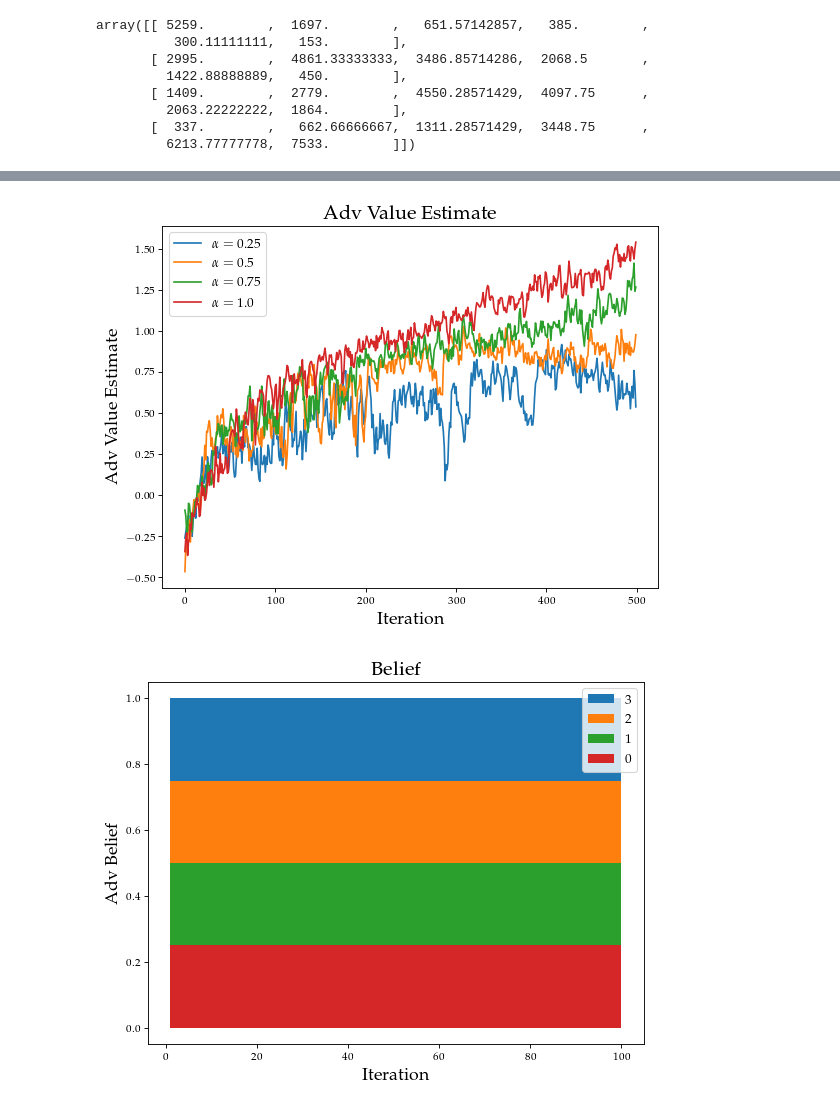
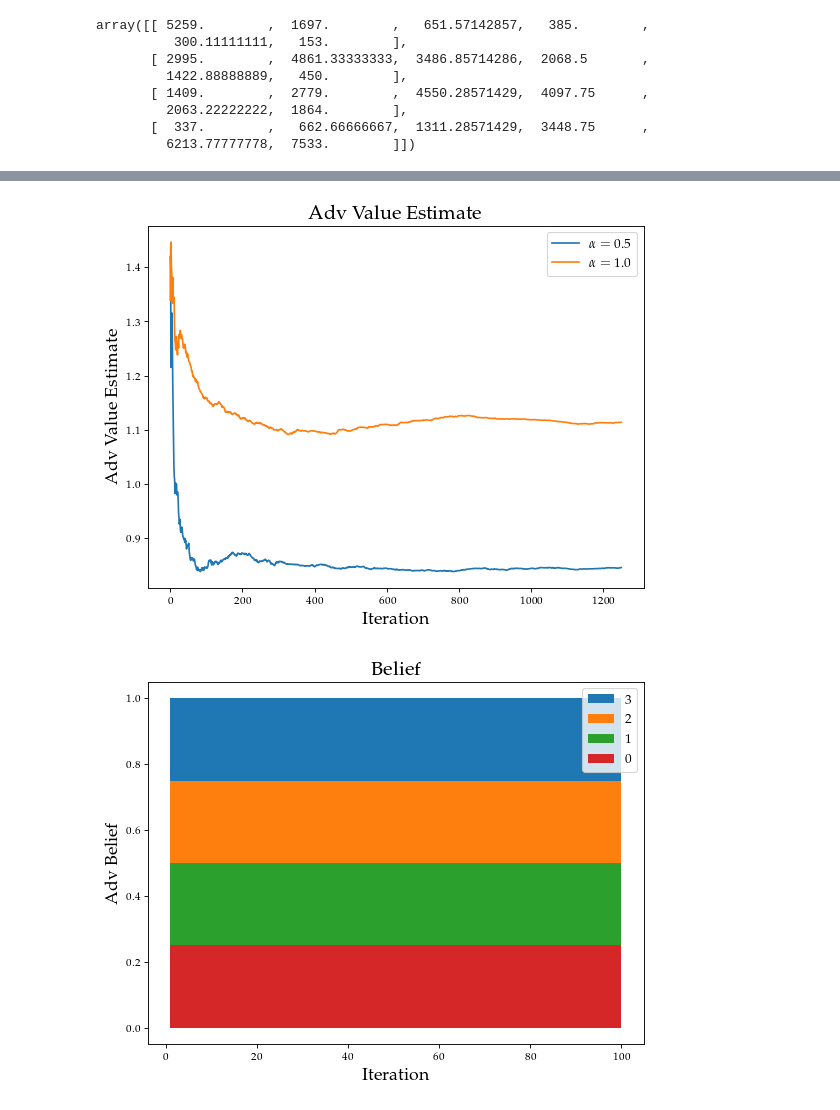
Before and after one commit to ShogoAkiyama/risk-sensitive-mcts, a Jupyter notebook: Gridworld Experiments.ipynb, the cells around one changed output, grey strips where cells are left out. Saved outputs shown, nothing was run; the diff lists cells and outputs as text; code cells hidden in the pictures.

```diff
--- a/Gridworld Experiments.ipynb
+++ b/Gridworld Experiments.ipynb
@@ -25,10 +27,14 @@ belief = np.ones(N_params, dtype='float')/N_params
 # %% [markdown]
 We perform a rollout on every MDP with every $\alpha$ value
 # %%
+rewards = np.zeros([N_alpha, N_params, N_rollouts])
 for i, alpha in enumerate(alpha_vals):
+#     agent = RiskAverseMCTS(mdps, belief, max_depth=4,
+#                            alpha=alpha, max_r=1., n_iter=500, K=50, n_burn_in=0 )
+    agent = RiskAverseSparseSampler(mdps, belief, max_depth=4,
+                               alpha=alpha, max_r=2., n_iter=1250, K=5, n_burn_in=0, c=1  )
     for j, mdp in enumerate(mdps):
-        agent = RiskAverseMCTS(mdps, belief, max_depth=10,
-                               alpha=alpha, max_r=5., n_iter=N_iter, n_burn_in=0, K=50 )
+        agent.reset_belief()
         env = Env(mdp, agent)
         stats = env.rollout(n_rollouts=N_rollouts, render=False)
         rewards[i,j,:] = stats.total_rewards
@@ -88,22 +130,26 @@ br_belief_curves = []
 avg_belief_curves = []
 agent_value_curves = []
 adv_value_curves = []
+model_value_curves = []
 Q_val_curves = []
 final_q_vals = []
 final_n_vals = []
-for i, alpha in enumerate(alpha_vals):
-    agent = RiskAverseMCTS(mdps, belief, max_depth=10,
-                               alpha=alpha, max_r=2., n_iter=500, K=50, n_burn_in=0  )
+for i, alpha in enumerate([0.5,1.0]):
+#     agent = RiskAverseMCTS(mdps, belief, max_depth=4,
+#                                alpha=alpha, max_r=2., n_iter=500, K=50, n_burn_in=0  )
+    agent = RiskAverseSparseSampler(mdps, belief, max_depth=4,
+                               alpha=alpha, max_r=2., n_iter=1250, K=5, n_burn_in=0, c=1  )
     s0 = mdps[0].reset()
-    agent.MCTS(s0)
+    agent.plan(s0)
     belief_curves.append(deepcopy(agent.adv_dists))
     br_belief_curves.append(deepcopy(agent.adv_brs))
     avg_belief_curves.append(deepcopy(agent.adv_avg))
     agent_value_curves.append(deepcopy(agent.agent_est_value))
     adv_value_curves.append(deepcopy(agent.adv_est_value))
     Q_val_curves.append(deepcopy(agent.agent_Q_vals))
+    model_value_curves.append(deepcopy(agent.model_value_history))
     final_q_vals.append( [agent.Qha[(s0,a)] for a in mdps[0].action_space(s0)] )
-    final_n_vals.append( [agent.Wha[(s0,a)] for a in mdps[0].action_space(s0)] )
+    final_n_vals.append( [agent.Wha_br[(s0,a)] for a in mdps[0].action_space(s0)] )
 # %%
 (1 - np.array(final_q_vals)).T
 # %% [output]
@@ -128,7 +174,7 @@ array([[ 5259.        ,  1697.        ,   651.57142857,   385.        ,
          6213.77777778,  7533.        ]])
 # %%
 plt.figure(num=None, figsize=(8, 6), dpi=80, facecolor='w', edgecolor='k')
-for i,a in enumerate(alpha_vals):
+for i,a in enumerate([0.5,1]):
     plt.plot(np.array(agent_value_curves)[i], label=(r"$\alpha="+str(a)+r"$"))
 plt.title("Best Q Value", fontsize=18)
 plt.ylabel("Best Q Value", fontsize=16)
@@ -140,14 +187,14 @@ plt.show()
 # %%
 plt.figure(num=None, figsize=(8, 6), dpi=80, facecolor='w', edgecolor='k')
-for i,a in enumerate(alpha_vals):
+for i,a in enumerate([0.5,1.0]):
     plt.plot(np.array(adv_value_curves)[i], label=(r"$\alpha="+str(a)+r"$"))
 plt.title("Adv Value Estimate", fontsize=18)
 plt.ylabel("Adv Value Estimate", fontsize=16)
 plt.xlabel("Iteration", fontsize=16)
 plt.legend(fontsize=12)
 plt.show()
 # %% [output]
-[figure, old version]
+[figure, new version]
 # %%
 belief_curves = np.array(belief_curves)
 # %%
```
Also changed, not shown: parts of 6 cells of this notebook.
